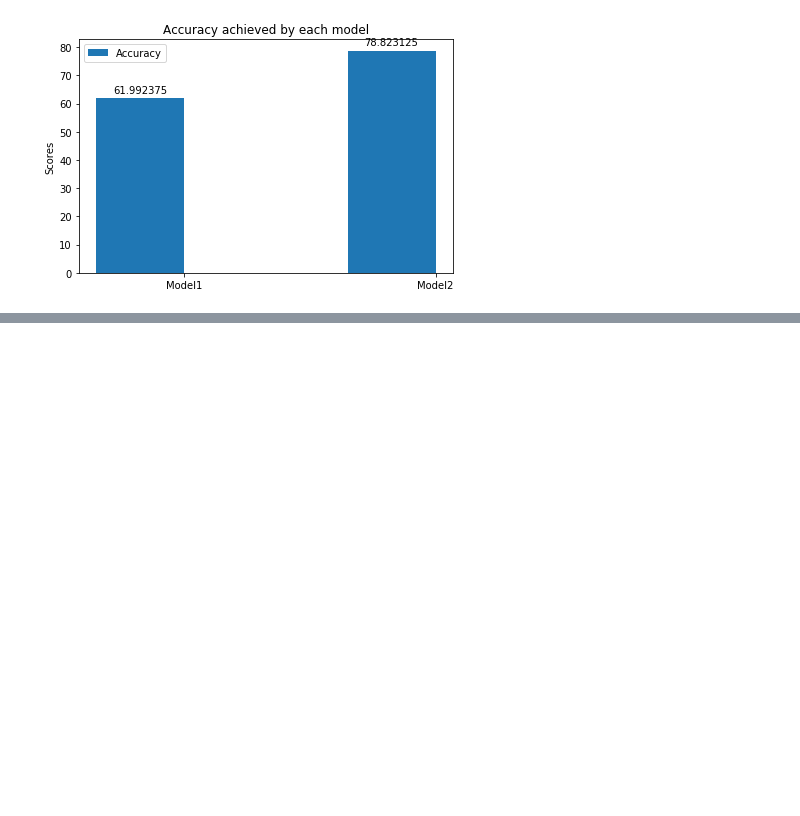
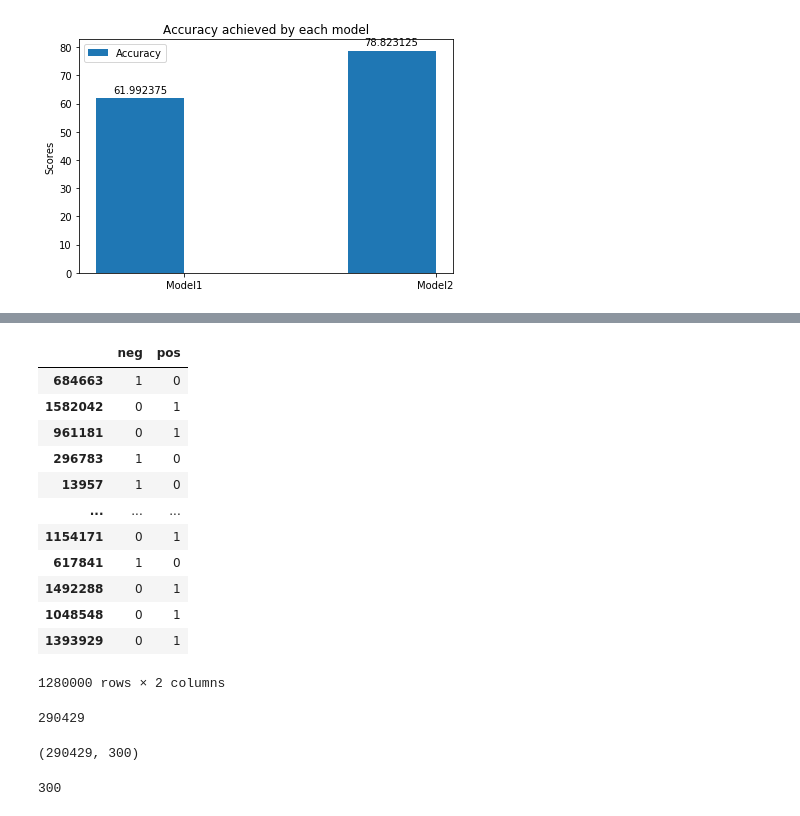
Before and after one commit to malhamid/SentimentAnalysis, a Jupyter notebook: TweetSentimentAnalysis.ipynb, the cells around one changed output, grey strips where cells are left out. Saved outputs shown, nothing was run; the diff lists cells and outputs as text; code cells hidden in the pictures; blank space fills up the shorter version.

```diff
--- a/TweetSentimentAnalysis.ipynb
+++ b/TweetSentimentAnalysis.ipynb
@@ -626,0 +689,17 @@ plot_models_performance(['Model1', 'Model2'], [correct, acc_model2 * 100])
+# %%
+y_train = train_df[['neg', 'pos']]
+y_train
+# %% [output]
+|  | neg | pos |
+| 684663 | 1 | 0 |
+| 1582042 | 0 | 1 |
+| 961181 | 0 | 1 |
+| 296783 | 1 | 0 |
+| 13957 | 1 | 0 |
+| ... | ... | ... |
+| 1154171 | 0 | 1 |
+| 617841 | 1 | 0 |
+| 1492288 | 0 | 1 |
+| 1048548 | 0 | 1 |
+| 1393929 | 0 | 1 |
+1280000 rows × 2 columns
@@ -626,0 +733,13 @@ plot_models_performance(['Model1', 'Model2'], [correct, acc_model2 * 100])
+# %%
+# We will use the vocabulary index calculated in step 2
+vocab_size
+# %% [output]
+290429
+# %%
+print(embedding_matrix.shape)
+# %% [output]
+(290429, 300)
+# %%
+SEQUENCE_LENGTH
+# %% [output]
+300
```
Also changed, not shown: parts of 22 cells of this notebook.
